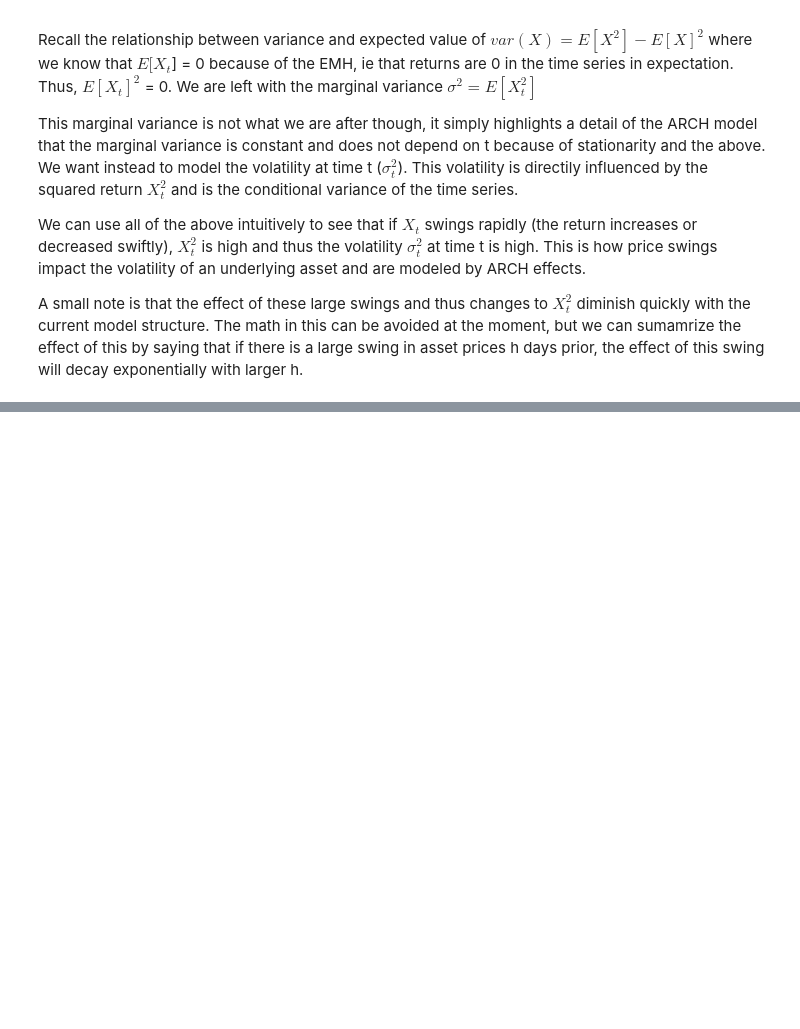
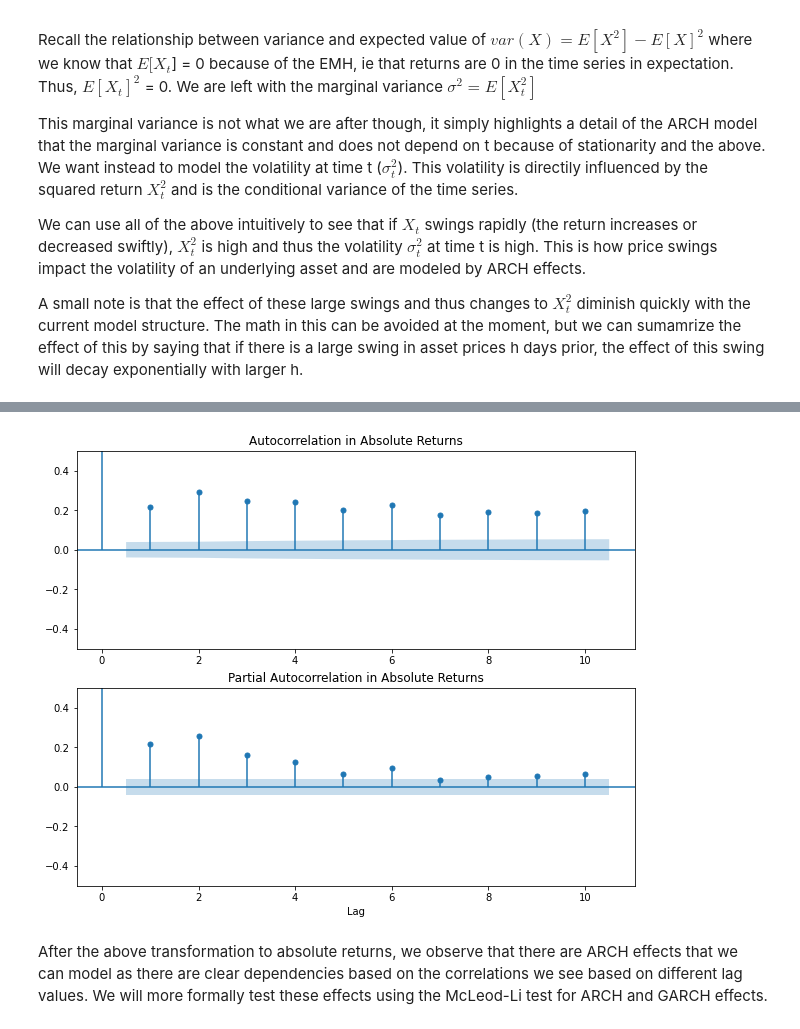
Before and after one commit to danielherrerahsph/SPYtimeseries, a Jupyter notebook: arch_model.ipynb, the cells around one changed output, grey strips where cells are left out. Drawn from its saved outputs; the diff is of its cells as text; code cells hidden in the pictures; blank space fills up the shorter version.

Commit message:
doc: add eplanation for arch and garch modeling

```diff
--- a/arch_model.ipynb
+++ b/arch_model.ipynb
@@ -121,0 +179,18 @@ A small note is that the effect of these large swings  and thus changes to $X_t^
+# %%
+# Plot ACF and PACF of absolute returns
+abs_returns = diff_ts.abs()
+abs_returns.tail()
+
+fig, (ax1, ax2) = plt.subplots(2, 1, figsize=(10, 8))
+plot_acf(abs_returns, ax=ax1, lags=10)
+ax1.set_ylim(-.5, .5)
+ax1.set_title("Autocorrelation in Absolute Returns")
+plot_pacf(abs_returns, ax=ax2, lags=10)
+ax2.set_ylim(-.5, .5)
+ax2.set_title("Partial Autocorrelation in Absolute Returns")
+ax2.set_xlabel("Lag")
+plt.show()
+# %% [output]
+[figure, added]
+# %% [markdown]
+After the above transformation to absolute returns, we observe that there are ARCH effects that we can model as there are clear dependencies based on the correlations we see based on different lag values. We will more formally test these effects using the McLeod-Li test for ARCH and GARCH effects.
```
Also changed, not shown: parts of 11 cells of this notebook, 1 other file.
